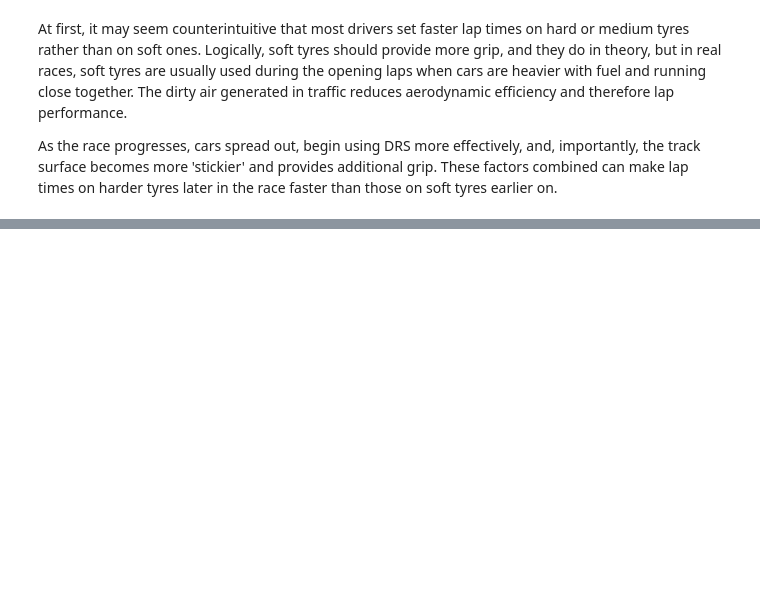
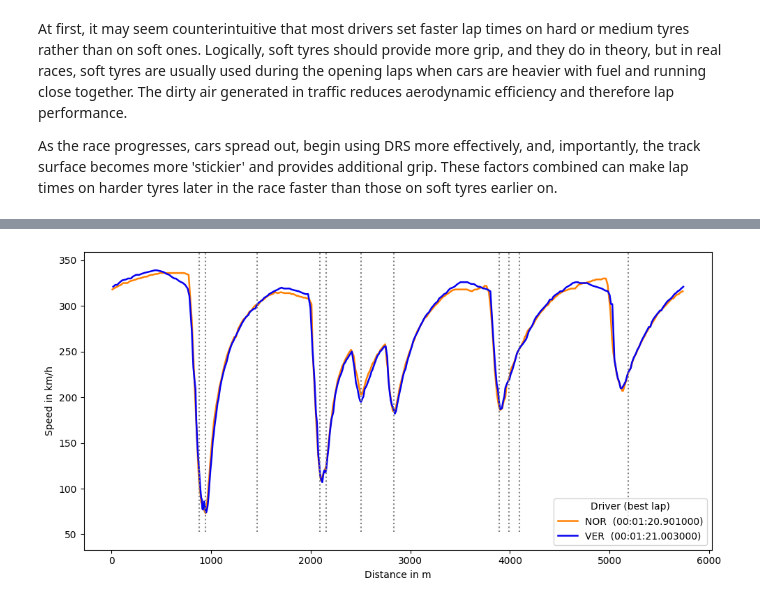
Before and after one commit to An-d1/Formula1Analysis, a Jupyter notebook: notebooks/monza_race_analysis.ipynb, the cells around one changed output, grey strips where cells are left out. Cells and saved outputs as stored; diff of their text form; code cells hidden in the pictures; blank space fills up the shorter version.

Commit message:
feat: added quickest lap comparison for two of the fastest driver, added comparison and names for each graph

```diff
--- a/notebooks/monza_race_analysis.ipynb
+++ b/notebooks/monza_race_analysis.ipynb
@@ -281,3 +281,56 @@ The dirty air generated in traffic reduces aerodynamic efficiency and therefore
 
 As the race progresses, cars spread out, begin using DRS more effectively, and, importantly, the track surface becomes more 'stickier'  and provides additional grip.
 These factors combined can make lap times on harder tyres later in the race faster than those on soft tyres earlier on.
+# %%
+laps_clean = race_session.laps[race_session.laps['LapTime'].notna()]
+
+# gets only the data the 2 fastest driverss to later fetch their data
+top2 = (laps_clean.groupby('Driver')['LapTime']
+                .min()
+                .sort_values()
+                .head(2))
+drivers = list(top2.index)
+
+# prepare the dictionary for both drivers
+driver_data = {}
+vmins, vmaxs = [], [] #used for plot range of the minspeed and max speed
+
+for drv in drivers:
+    lap = race_session.laps.pick_driver(drv).pick_fastest()
+    car = lap.get_car_data().add_distance() #get car data and the distance
+    color = fastf1.plotting.get_team_color(lap['Team'], session=race_session)
+    label = f"{drv}  ({str(lap['LapTime']).split()[-1]})"
+    driver_data[drv] = {'car': car, 'color': color, 'label': label}
+    vmins.append(car['Speed'].min())
+    vmaxs.append(car['Speed'].max())
+
+print(driver_data)
+# Corner info
+circuit_info = race_session.get_circuit_info()
+
+# plot
+fig, ax = plt.subplots(figsize=(10, 5))
+
+# plot both lines
+for drv, info in driver_data.items():
+    car = info['car']
+    ax.plot(car['Distance'], car['Speed'],
+            color=info['color'], linewidth=1.8, label=info['label'])
+
+# Vertical dotted lines for corners
+v_min = min(vmins)
+v_max = max(vmaxs)
+ax.vlines(x=circuit_info.corners['Distance'],
+          ymin=v_min-20, ymax=v_max+20,
+          linestyles='dotted', colors='grey')
+
+
+# Labels, legend, limits
+ax.set_xlabel('Distance in m')
+ax.set_ylabel('Speed in km/h')
+ax.legend(title='Driver (best lap)')
+ax.set_ylim([v_min - 40, v_max + 20])
+
+plt.tight_layout()
+plt.show()
+# %% [output]
@@ -283,0 +354 @@ These factors combined can make lap times on harder tyres later in the race fast
+[figure, added]
```
Also changed, not shown: parts of 4 cells of this notebook, 3 other files.
